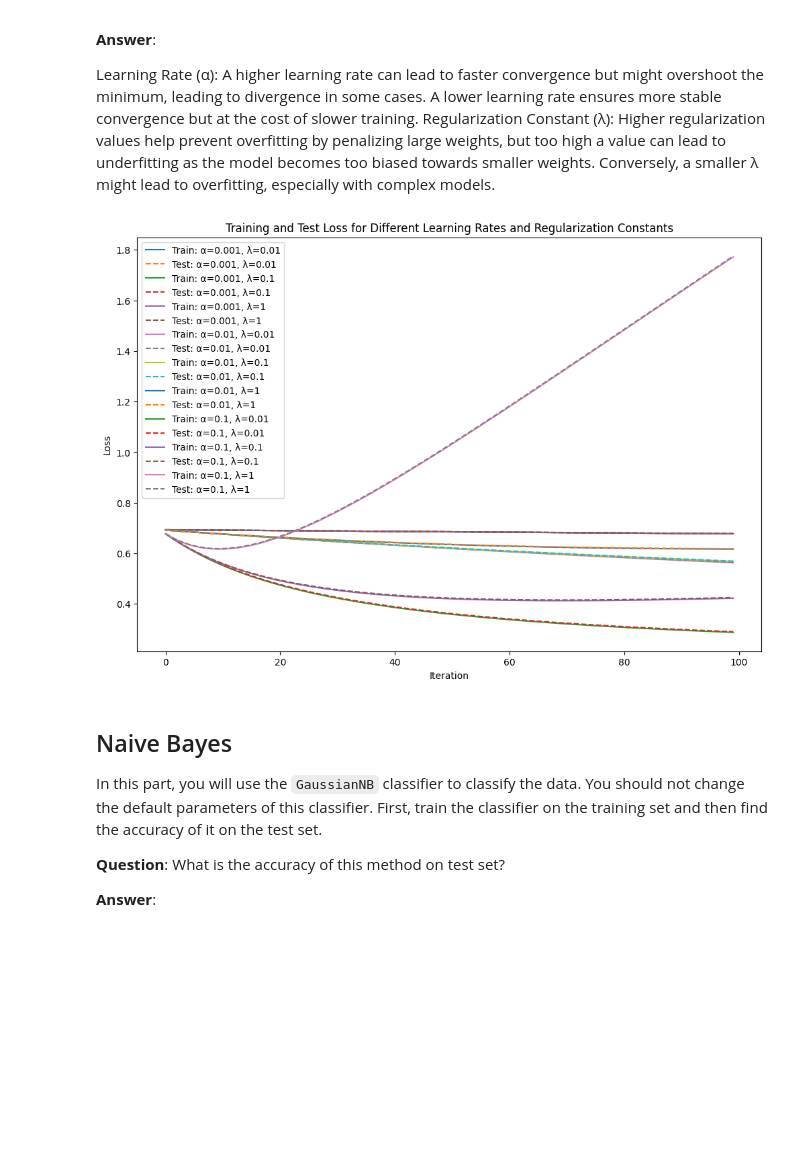
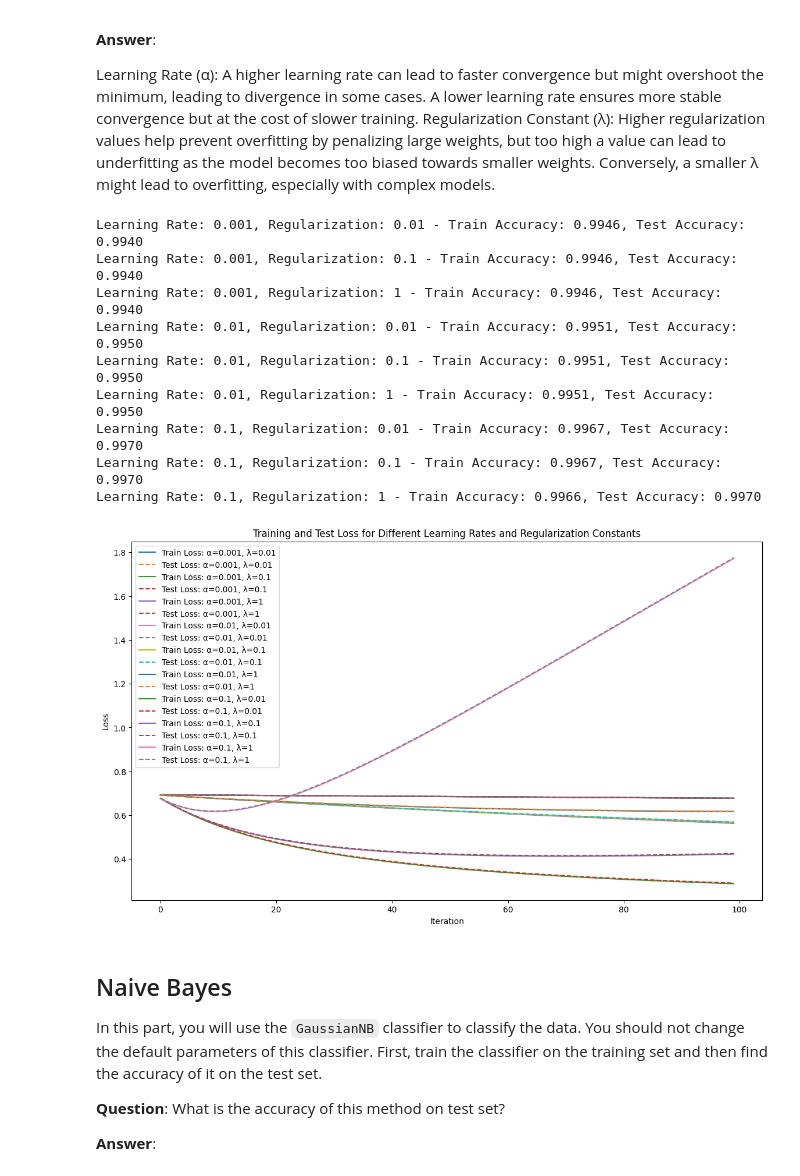
Before and after one commit to mahshadmoradi/Machine-Learning, a Jupyter notebook: Q3.ipynb, the cells around one changed output. Saved outputs shown, nothing was run; the diff lists cells and outputs as text; code cells hidden in the pictures; blank space fills up the shorter version.

```diff
--- a/Q3.ipynb
+++ b/Q3.ipynb
@@ -235,7 +235,7 @@ $$
 for some small $\epsilon$ (e.g, $\epsilon=10E-4$).\
 For readability, we’d recommend implementing this convergence test as a dedicated function `hasConverged`.
 # %%
-def fit(X, y, regLambda = 0.01, alpha = 0.01, epsilon = 1e-4, maxNumIters = 100):
+def fit(X, y, regLambda = 0.01, alpha = 0.1, epsilon = 1e-4, maxNumIters = 100):
     '''
     Trains the model
     Arguments:
@@ -388,53 +388,70 @@ Regularization Constant (λ): Higher regularization values help prevent overfitt
 # %%
 ### START CODE HERE ###
 
-# Define a function to simulate the fit process and return loss history for both training and testing
-def simulate_fit_and_predict(X_train, Y_train, X_test, Y_test, alpha, regLambda, maxNumIters=100):
+# Modify the existing function to also track accuracy
+def fit_and_predict(X_train, Y_train, X_test, Y_test, alpha, regLambda, maxNumIters=100):
     m, n = X_train.shape
     theta = np.zeros(n)
     train_loss_history = []
     test_loss_history = []
 
     for _ in range(maxNumIters):
         # Gradient descent update
         gradient = computeGradient(theta, X_train, Y_train, regLambda)
         theta -= alpha * gradient
 
         # Compute and store train and test losses
         train_loss = computeCost(theta, X_train, Y_train, regLambda)
         test_loss = computeCost(theta, X_test, Y_test, regLambda)
         train_loss_history.append(train_loss)
         test_loss_history.append(test_loss)
 
-    return theta, train_loss_history, test_loss_history
+    # Predict and calculate accuracy
+    train_predictions = predict(X_train, theta)
+    test_predictions = predict(X_test, theta)
+    train_accuracy = np.mean(train_predictions == Y_train)
+    test_accuracy = np.mean(test_predictions == Y_test)
 
-# Define a range of learning rates and regularization constants
+    return theta, train_loss_history, test_loss_history, train_accuracy, test_accuracy
+
 learning_rates = [0.001, 0.01, 0.1]
 regularization_constants = [0.01, 0.1, 1]
 
-# Initialize plot
-plt.figure(figsize=(12, 8))
+train_acc = []
+test_acc = []
 
 # Simulate training and testing process
+plt.figure(figsize=(14, 8))
 for alpha in learning_rates:
     for regLambda in regularization_constants:
-        theta, train_loss_history, test_loss_history = simulate_fit_and_predict(
+        theta, train_loss_history, test_loss_history, train_accuracy, test_accuracy = fit_and_predict(
             X_train, Y_train, X_test, Y_test, alpha, regLambda)
 
-        # Plot the loss histories
-        plt.plot(train_loss_history, label=f'Train: α={alpha}, λ={regLambda}')
-        plt.plot(test_loss_history, linestyle='--', label=f'Test: α={alpha}, λ={regLambda}')
+        # Print the accuracies for each parameter combination
+        print(f"Learning Rate: {alpha}, Regularization: {regLambda} - Train Accuracy: {train_accuracy:.4f}, Test Accuracy: {test_accuracy:.4f}")
 
-# Adding labels, legend, and title to the plot
+        # Plot loss histories
+        plt.plot(train_loss_history, label=f'Train Loss: α={alpha}, λ={regLambda}')
+        plt.plot(test_loss_history, linestyle='--', label=f'Test Loss: α={alpha}, λ={regLambda}')
+
+print()
+# Add labels, legend, and title to the plot
 plt.xlabel('Iteration')
 plt.ylabel('Loss')
 plt.title('Training and Test Loss for Different Learning Rates and Regularization Constants')
 plt.legend()
 plt.show()
-
-### END CODE HERE ###
 # %% [output]
+Learning Rate: 0.001, Regularization: 0.01 - Train Accuracy: 0.9946, Test Accuracy: 0.9940
+Learning Rate: 0.001, Regularization: 0.1 - Train Accuracy: 0.9946, Test Accuracy: 0.9940
+Learning Rate: 0.001, Regularization: 1 - Train Accuracy: 0.9946, Test Accuracy: 0.9940
+Learning Rate: 0.01, Regularization: 0.01 - Train Accuracy: 0.9951, Test Accuracy: 0.9950
+Learning Rate: 0.01, Regularization: 0.1 - Train Accuracy: 0.9951, Test Accuracy: 0.9950
+Learning Rate: 0.01, Regularization: 1 - Train Accuracy: 0.9951, Test Accuracy: 0.9950
+Learning Rate: 0.1, Regularization: 0.01 - Train Accuracy: 0.9967, Test Accuracy: 0.9970
+Learning Rate: 0.1, Regularization: 0.1 - Train Accuracy: 0.9967, Test Accuracy: 0.9970
+Learning Rate: 0.1, Regularization: 1 - Train Accuracy: 0.9966, Test Accuracy: 0.9970
-[figure, old version]
+[figure, new version]
 # %% [markdown]
 ## Naive Bayes
 
```
Also changed, not shown: parts of 3 cells of this notebook.
